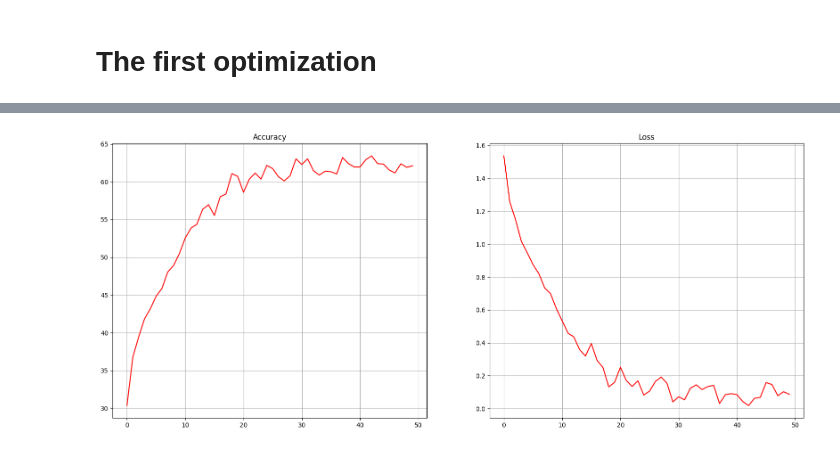
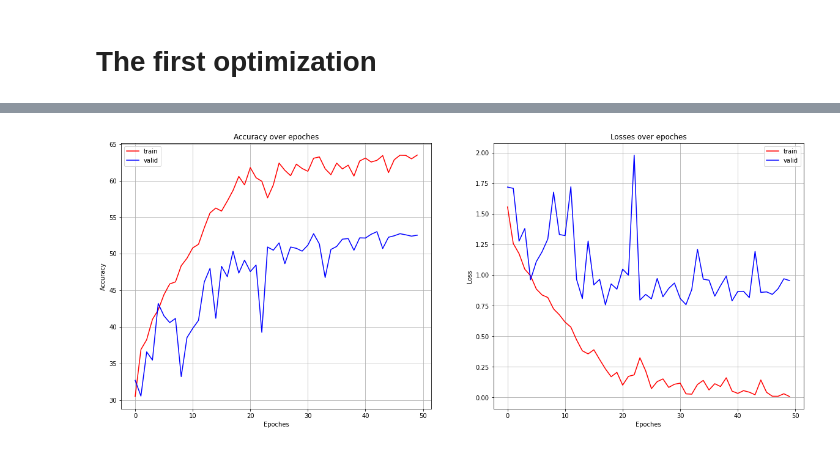
Before and after one commit to KMFtcy/CIE6004_assignment1, a Jupyter notebook: main.ipynb, the cells around one changed output, grey strips where cells are left out. Cells and saved outputs as stored; diff of their text form; code cells hidden in the pictures.

```diff
--- a/main.ipynb
+++ b/main.ipynb
@@ -91,14 +91,14 @@ for i in range(1, cols * rows + 1):
     sample_idx = torch.randint(len(train_file_paths), size=(1, )).item()
     img_path = train_file_paths[sample_idx]
     img_path = img_path.rstrip()
-    label = img_path.split("/")[1]
+    words = img_path.split("/")[1]
     figure.add_subplot(rows, cols, i)
     img = Image.open(img_path).convert(
         "RGB"
     )  # 利用Image.open对图片进行读取，img类型为 Image ，mode=‘RGB’
     img_array = np.array(img)
-    label = label + " (" + str(img_array.shape[0]) + ","+str(img_array.shape[1]) + ")"
-    plt.title(label)
+    words = words + " (" + str(img_array.shape[0]) + ","+str(img_array.shape[1]) + ")"
+    plt.title(words)
     plt.axis("off")
     plt.imshow(img)
 plt.show()
@@ -110,7 +110,7 @@ for i in range(1, cols * rows + 1):
     sample_idx = torch.randint(len(train_file_paths), size=(1, )).item()
     img_path = train_file_paths[sample_idx]
     img_path = img_path.rstrip()
-    label = img_path.split("/")[1]
+    words = img_path.split("/")[1]
     figure.add_subplot(rows, cols, i)
     origin_img = Image.open(img_path).convert(
         "RGB"
@@ -118,8 +118,8 @@ for i in range(1, cols * rows + 1):
     img = transforms.Resize([224,224])(origin_img)
     # img = transforms.CenterCrop(224)(img)
     img_array = np.array(img)
-    label = label + " (" + str(img_array.shape[0]) + ","+str(img_array.shape[1]) + ")"
-    plt.title(label)
+    words = words + " (" + str(img_array.shape[0]) + ","+str(img_array.shape[1]) + ")"
+    plt.title(words)
     plt.axis("off")
     plt.imshow(img)
 plt.show()
@@ -140,8 +140,8 @@ data = {
     "white-glass": 0,
 }
 for path in train_file_paths:
-    label = path.split("/")[1]
-    data[label] = data[label] + 1
+    words = path.split("/")[1]
+    data[words] = data[words] + 1
 x = []
 y = []
 for item in data.items():
@@ -600,8 +663,3 @@ torch.cuda.empty_cache()
 # %%
 # create a new dataloader with balance sampler
 train_loader_update_1 = torch.utils.data.DataLoader(train_data, sampler=ImbalancedDatasetSampler(train_data),batch_size=batch_size)
-# train the model
-num_classes = 12
-epochs = 50
-model = Resnet(BasicBlock, [2, 2, 2, 2], n_classes=num_classes)
-loss_record, acc_record = train(train_loader_update_1, model, epochs=50)
@@ -621,0 +736,4 @@ Epoch 12/50, Loss: 0.4978045252844309, Acc: 53.17307662963867
+# %%
+# train the model
+model_update_1 = Resnet(BasicBlock, [2, 2, 2, 2], n_classes=num_classes)
+loss_record, acc_record,valid_loss_record,valid_acc_record = train(train_loader_update_1,valid_loader, model_update_1, epochs=50)
@@ -622,15 +754,23 @@ Epoch 12/50, Loss: 0.4978045252844309, Acc: 53.17307662963867
 # %%
 # plot
 fig = plt.figure(figsize=(20,8))
 plt.subplot(1, 2, 1)
-plt.title("Accuracy")
-plt.plot(acc_record, 'r')
+plt.title("Accuracy over epoches")
+plt.plot(acc_record, 'r',label='train')
+plt.plot(valid_acc_record, 'b',label='valid')
+plt.xlabel("Epoches")
+plt.ylabel("Accuracy")
+plt.legend()
 plt.grid(True)
 
 plt.subplot(1, 2, 2)
-plt.title("Loss")
-plt.plot(loss_record, 'r')
+plt.title("Losses over epoches")
+plt.plot(loss_record, 'r',label='train')
+plt.plot(valid_loss_record, 'b',label='valid')
+plt.xlabel("Epoches")
+plt.ylabel("Loss")
+plt.legend()
 plt.grid(True)
 plt.show()
 # %% [output]
-[figure, old version]
+[figure, new version]
```
Also changed, not shown: parts of 27 cells of this notebook, 4 other files.
